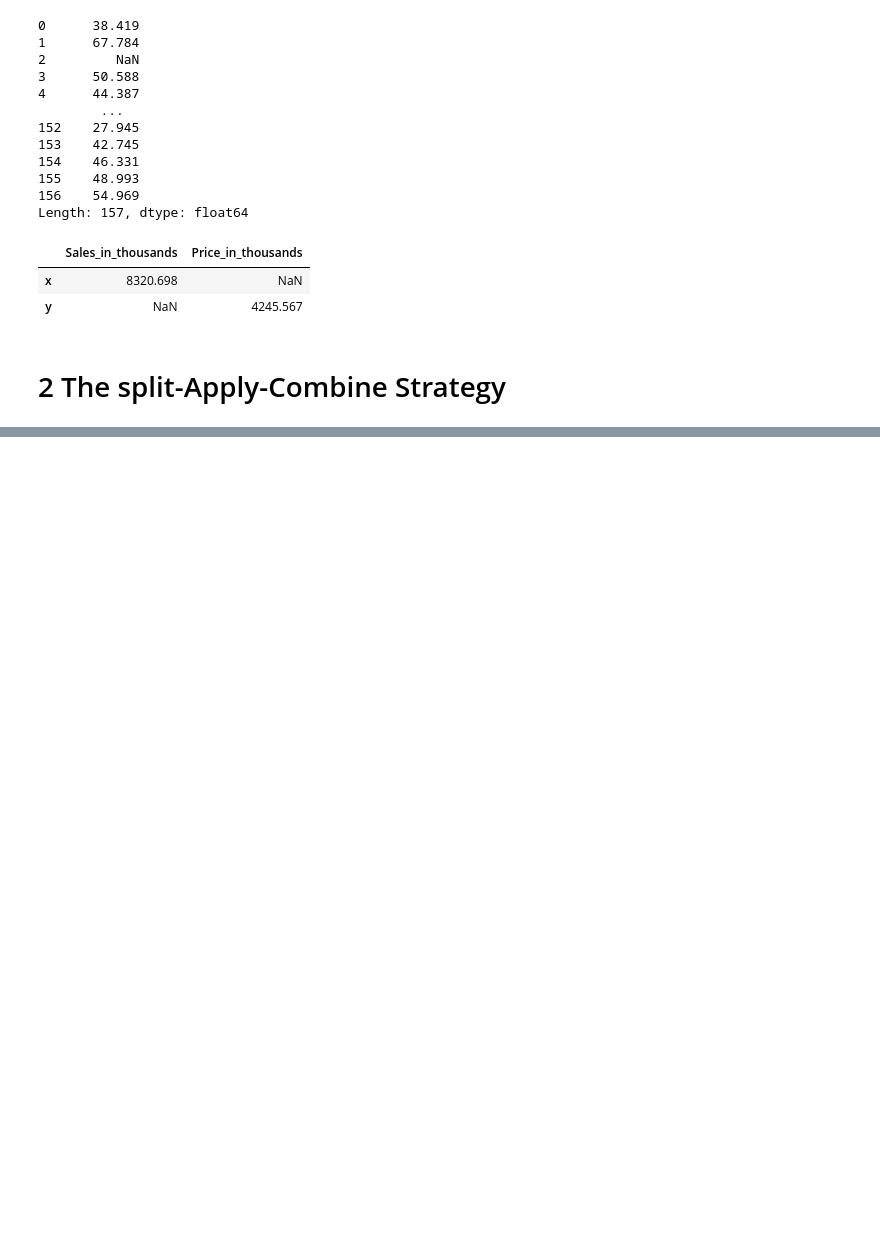
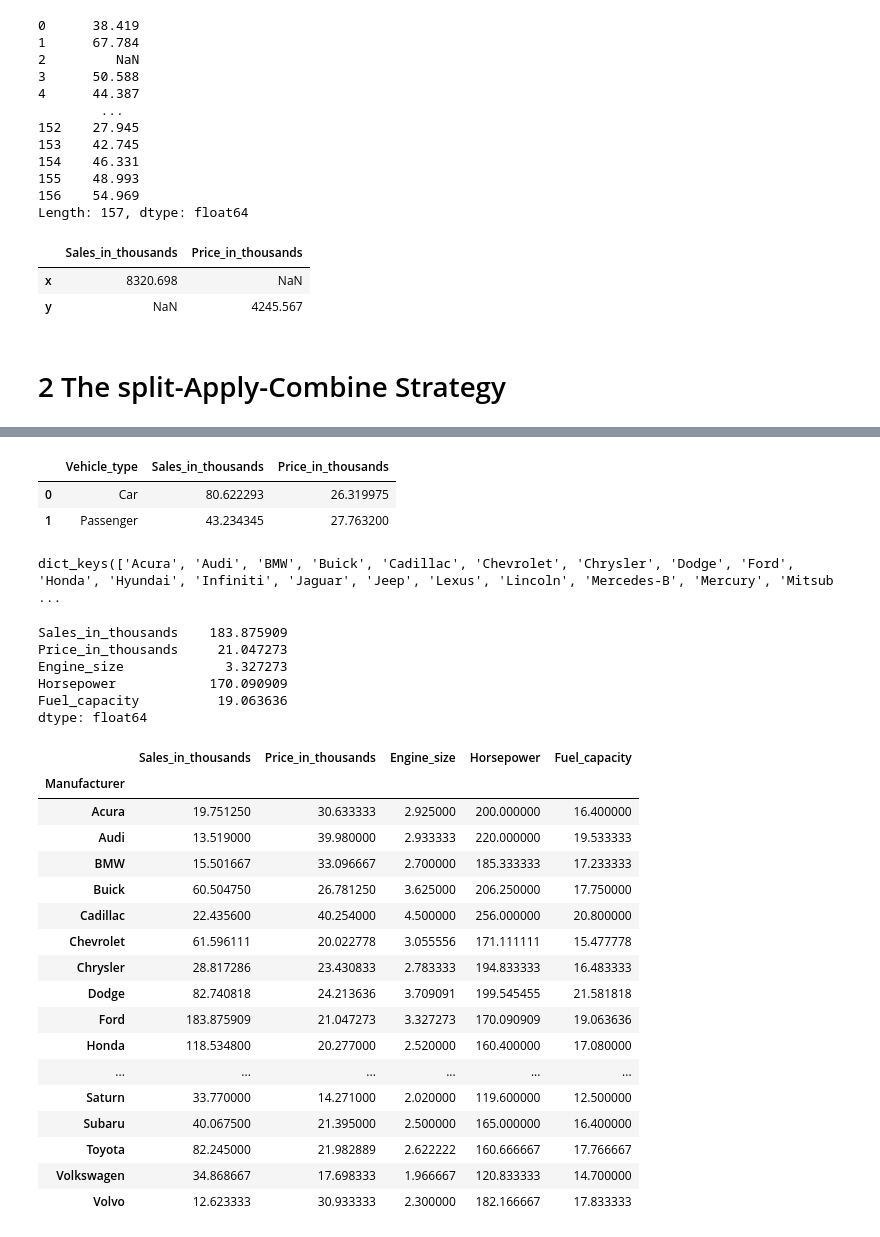
Before and after one commit to KC-004/Python-for-Datascience, a Jupyter notebook: 7_GroupBy and Aggregate Function/GroupBy and Aggregates.ipynb, the cells around one changed output, grey strips where cells are left out. Cells and saved outputs as stored; diff of their text form; code cells hidden in the pictures; blank space fills up the shorter version.

```diff
--- a/7_GroupBy and Aggregate Function/GroupBy and Aggregates.ipynb
+++ b/7_GroupBy and Aggregate Function/GroupBy and Aggregates.ipynb
@@ -143,0 +165,8 @@ df_cars.agg(x = ('Sales_in_thousands', 'sum'),
+# %%
+# group by vehicle_type and calculate the mean
+
+df_cars.groupby('Vehicle_type', as_index=False)[['Sales_in_thousands', 'Price_in_thousands']].mean()
+# %% [output]
+|  | Vehicle_type | Sales_in_thousands | Price_in_thousands |
+| 0 | Car | 80.622293 | 26.319975 |
+| 1 | Passenger | 43.234345 | 27.763200 |
@@ -143,0 +177,44 @@ df_cars.agg(x = ('Sales_in_thousands', 'sum'),
+# %%
+# the groupby_obj
+
+groupby_obj.groups.keys()
+# %% [output]
+dict_keys(['Acura', 'Audi', 'BMW', 'Buick', 'Cadillac', 'Chevrolet', 'Chrysler', 'Dodge', 'Ford', 'Honda', 'Hyundai', 'Infiniti', 'Jaguar', 'Jeep', 'Lexus', 'Lincoln', 'Mercedes-B', 'Mercury', 'Mitsub ...
+# %%
+# get specific group within the Manufacturer column
+
+groupby_obj.get_group('Ford').select_dtypes(include='float64').mean()
+# %% [output]
+Sales_in_thousands    183.875909
+Price_in_thousands     21.047273
+Engine_size             3.327273
+Horsepower            170.090909
+Fuel_capacity          19.063636
+dtype: float64
+# %%
+# group by Manufacturer and calculate the mean
+
+df_float = df_cars.select_dtypes(include='float64')
+# %%
+df_cars_new = df_cars[['Manufacturer']].join(df_float)
+
+df_cars_new.groupby('Manufacturer').mean()
+# %% [output]
+|  | Sales_in_thousands | Price_in_thousands | Engine_size | Horsepower | Fuel_capacity |
+| Manufacturer |  |  |  |  |  |
+| Acura | 19.751250 | 30.633333 | 2.925000 | 200.000000 | 16.400000 |
+| Audi | 13.519000 | 39.980000 | 2.933333 | 220.000000 | 19.533333 |
+| BMW | 15.501667 | 33.096667 | 2.700000 | 185.333333 | 17.233333 |
+| Buick | 60.504750 | 26.781250 | 3.625000 | 206.250000 | 17.750000 |
+| Cadillac | 22.435600 | 40.254000 | 4.500000 | 256.000000 | 20.800000 |
+| Chevrolet | 61.596111 | 20.022778 | 3.055556 | 171.111111 | 15.477778 |
+| Chrysler | 28.817286 | 23.430833 | 2.783333 | 194.833333 | 16.483333 |
+| Dodge | 82.740818 | 24.213636 | 3.709091 | 199.545455 | 21.581818 |
+| Ford | 183.875909 | 21.047273 | 3.327273 | 170.090909 | 19.063636 |
+| Honda | 118.534800 | 20.277000 | 2.520000 | 160.400000 | 17.080000 |
+| ... | ... | ... | ... | ... | ... |
+| Saturn | 33.770000 | 14.271000 | 2.020000 | 119.600000 | 12.500000 |
+| Subaru | 40.067500 | 21.395000 | 2.500000 | 165.000000 | 16.400000 |
+| Toyota | 82.245000 | 21.982889 | 2.622222 | 160.666667 | 17.766667 |
+| Volkswagen | 34.868667 | 17.698333 | 1.966667 | 120.833333 | 14.700000 |
+| Volvo | 12.623333 | 30.933333 | 2.300000 | 182.166667 | 17.833333 |
```
Also changed, not shown: parts of 28 cells of this notebook.
